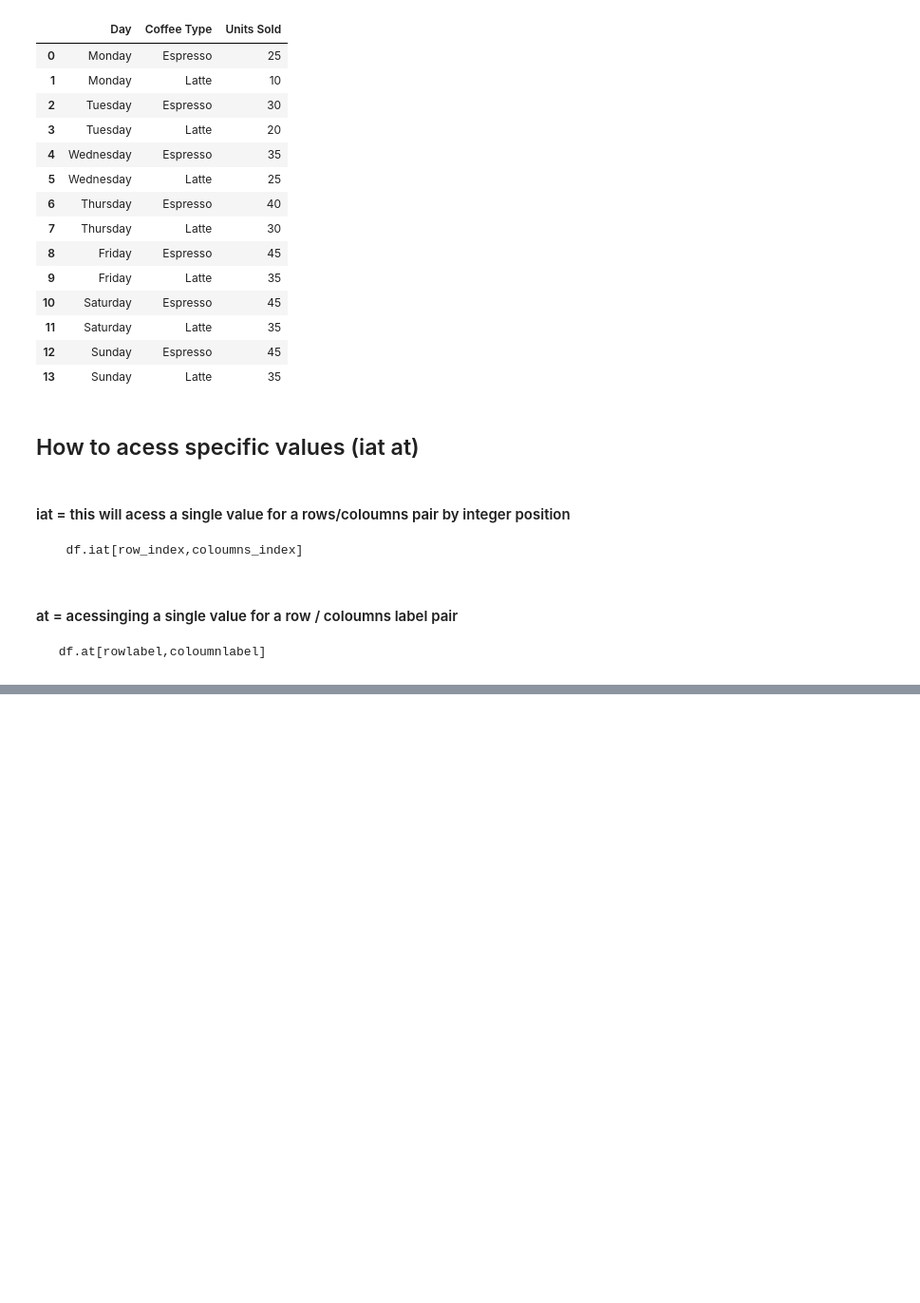
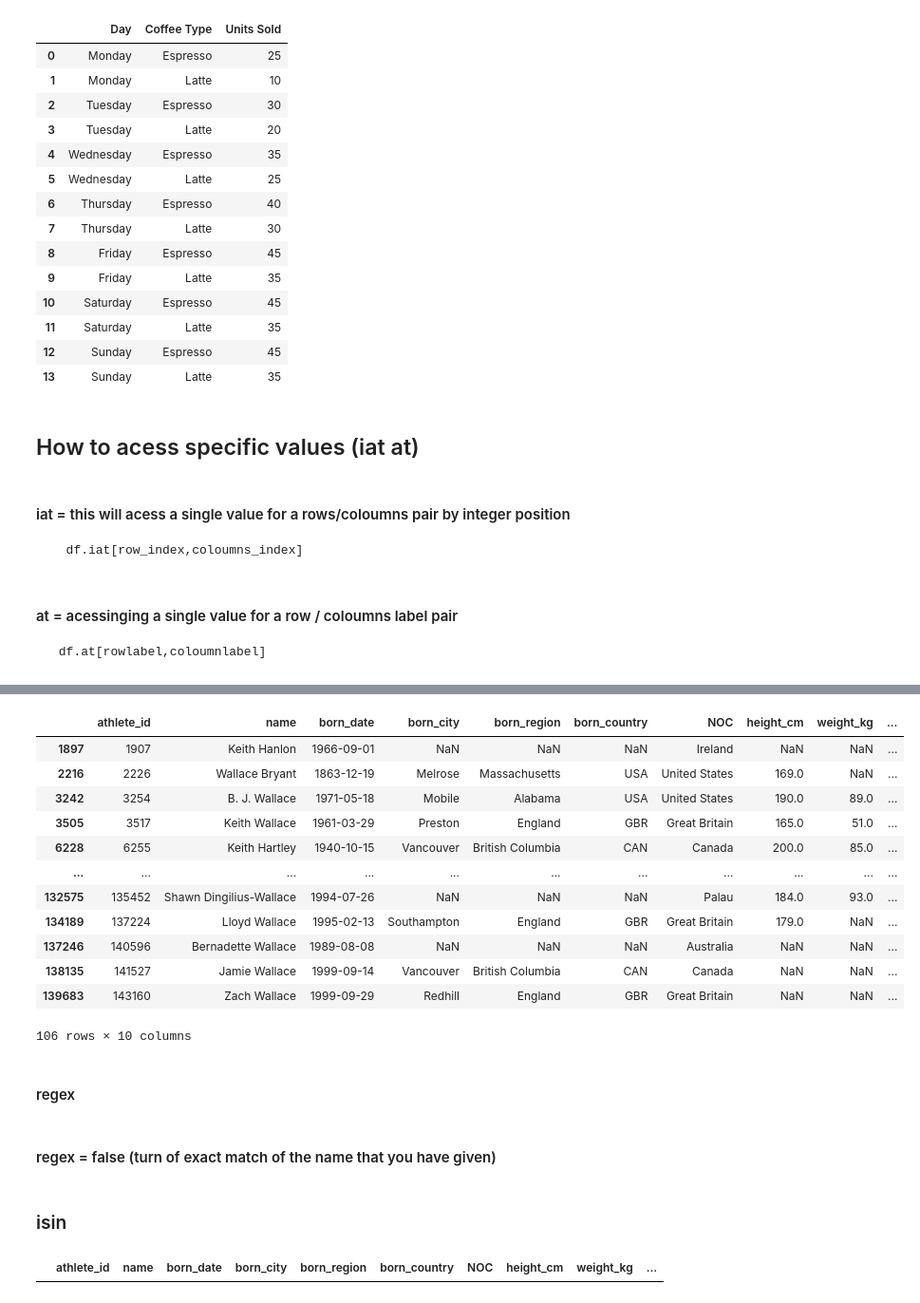
Before and after one commit to mehhakh13/learning_pandas, a Jupyter notebook: pandas.ipynb, the cells around one changed output, grey strips where cells are left out. Shown: that part at 95% size. Drawn from its saved outputs; the diff is of its cells as text; code cells hidden in the pictures; blank space fills up the shorter version.

```diff
--- a/pandas.ipynb
+++ b/pandas.ipynb
@@ -364,0 +543,27 @@ coffee
+# %%
+
+bios[bios['name'].str.contains("Keith|Wallace" ,case=False)]
+# %% [output]
+|  | athlete_id | name | born_date | born_city | born_region | born_country | NOC | height_cm | weight_kg | ... |
+| 1897 | 1907 | Keith Hanlon | 1966-09-01 | NaN | NaN | NaN | Ireland | NaN | NaN | ... |
+| 2216 | 2226 | Wallace Bryant | 1863-12-19 | Melrose | Massachusetts | USA | United States | 169.0 | NaN | ... |
+| 3242 | 3254 | B. J. Wallace | 1971-05-18 | Mobile | Alabama | USA | United States | 190.0 | 89.0 | ... |
+| 3505 | 3517 | Keith Wallace | 1961-03-29 | Preston | England | GBR | Great Britain | 165.0 | 51.0 | ... |
+| 6228 | 6255 | Keith Hartley | 1940-10-15 | Vancouver | British Columbia | CAN | Canada | 200.0 | 85.0 | ... |
+| ... | ... | ... | ... | ... | ... | ... | ... | ... | ... | ... |
+| 132575 | 135452 | Shawn Dingilius-Wallace | 1994-07-26 | NaN | NaN | NaN | Palau | 184.0 | 93.0 | ... |
+| 134189 | 137224 | Lloyd Wallace | 1995-02-13 | Southampton | England | GBR | Great Britain | 179.0 | NaN | ... |
+| 137246 | 140596 | Bernadette Wallace | 1989-08-08 | NaN | NaN | NaN | Australia | NaN | NaN | ... |
+| 138135 | 141527 | Jamie Wallace | 1999-09-14 | Vancouver | British Columbia | CAN | Canada | NaN | NaN | ... |
+| 139683 | 143160 | Zach Wallace | 1999-09-29 | Redhill | England | GBR | Great Britain | NaN | NaN | ... |
+106 rows × 10 columns
+# %% [markdown]
+#### regex
+# %% [markdown]
+#### regex = false (turn of exact match of the name that you have given)
+# %% [markdown]
+### isin
+# %%
+bios[bios['name'].isin(["Keith"])]
+# %% [output]
+|  | athlete_id | name | born_date | born_city | born_region | born_country | NOC | height_cm | weight_kg | ... |
```
Also changed, not shown: parts of 31 cells of this notebook.
